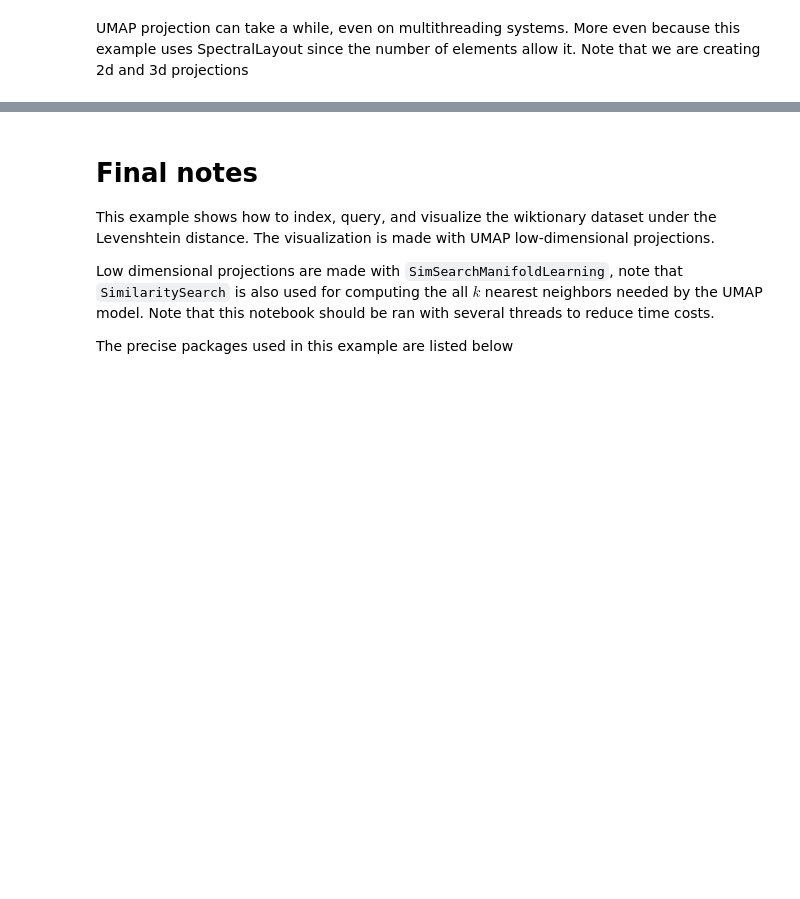
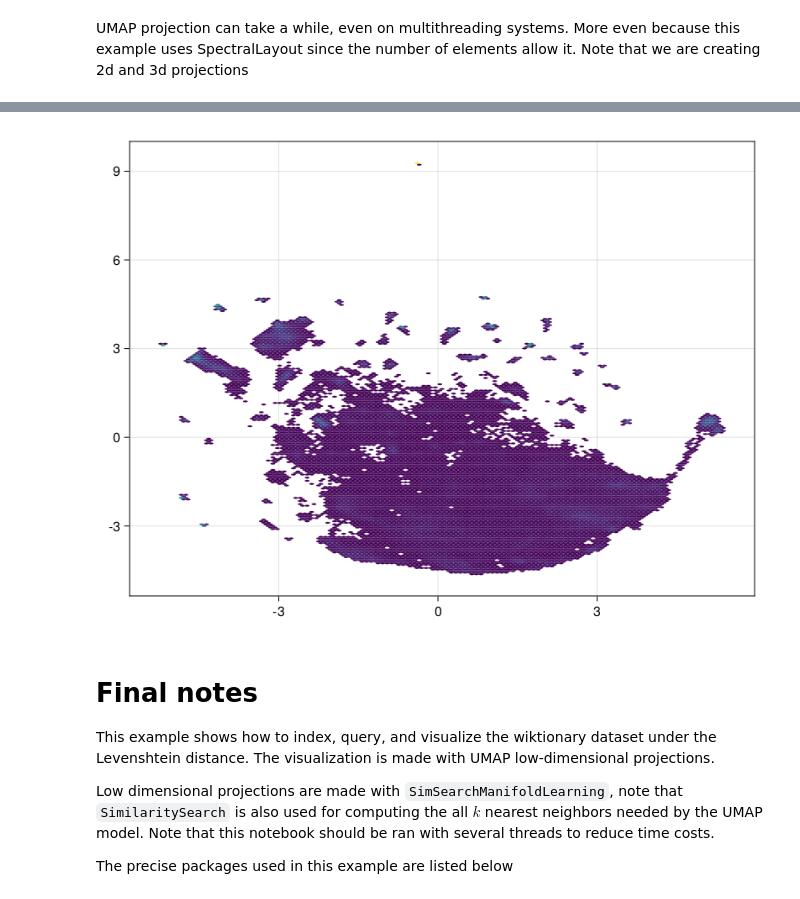
Before and after one commit to sadit/SimilaritySearchDemos, a Jupyter notebook: wiktionary/Wiktionary.ipynb, the cells around one changed output, grey strips where cells are left out. Saved outputs shown, nothing was run; the diff lists cells and outputs as text; code cells hidden in the pictures; blank space fills up the shorter version.

```diff
--- a/wiktionary/Wiktionary.ipynb
+++ b/wiktionary/Wiktionary.ipynb
@@ -268,3 +301,7 @@ plot_umap(e2, e3)
+# %%
+hexbin((@view e2[1, :]), (@view e2[2, :]); bins=300, threshold=60)
+# %% [output]
+[figure, added]
 # %% [markdown]
 # Final notes
 
```
Also changed, not shown: parts of 12 cells of this notebook, 1 other file.
